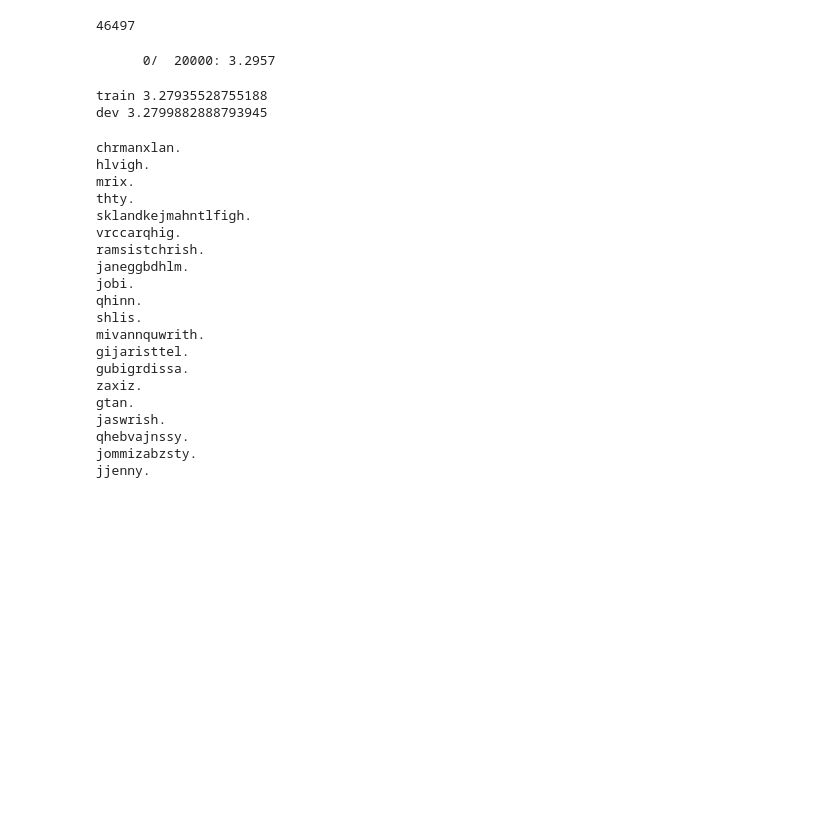
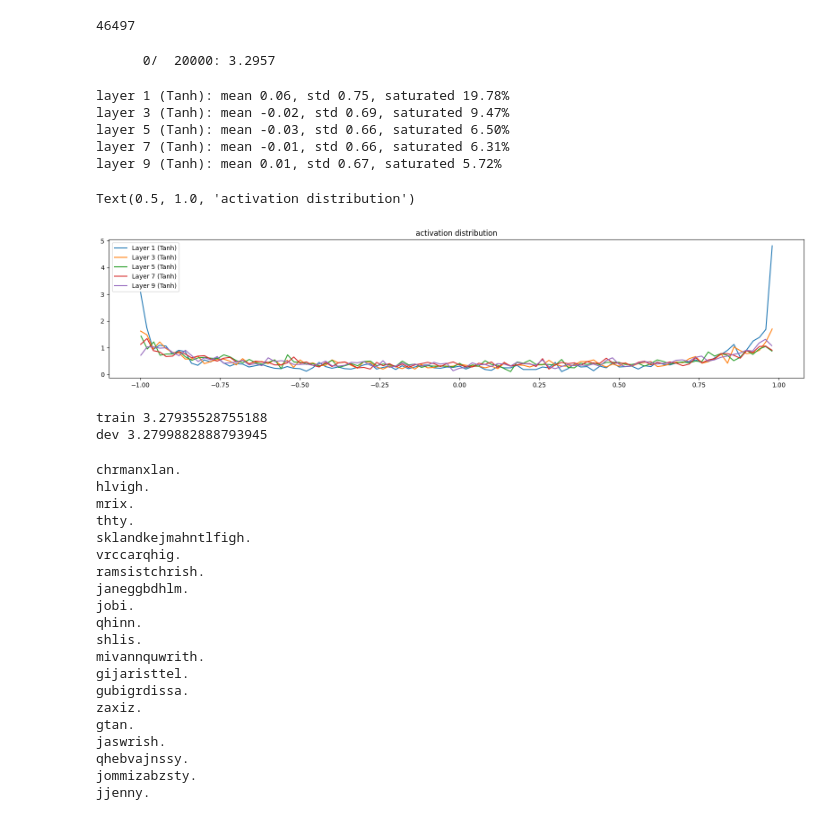
Before and after one commit to ritisha2503/makemore-from-scratch, a Jupyter notebook: makemore_mlp.ipynb, the cells around one changed output. Drawn from its saved outputs; the diff is of its cells as text; code cells hidden in the pictures; blank space fills up the shorter version.

Commit message:
forward pass activation statistics

```diff
--- a/makemore_mlp.ipynb
+++ b/makemore_mlp.ipynb
@@ -162,6 +162,27 @@ for i in range(max_steps):
     break
 # %% [output]
       0/  20000: 3.2957
+# %%
+# visualise histograms
+plt.figure(figsize=(20, 4))
+legends = []
+for i, layer in enumerate(layers[:-1]): # exclude output layer
+    if isinstance(layer, Tanh):
+        t = layer.out
+        print(f'layer {i} ({layer.__class__.__name__}): mean {t.mean().item():.2f}, std {t.std().item():.2f}, saturated {(t.abs() > 0.97).float().mean():.2%}')
+        hy, hx = torch.histogram(t, density = True)
+        plt.plot(hx[:-1].detach(), hy.detach())
+        legends.append(f'Layer {i} ({layer.__class__.__name__})')
+plt.legend(legends)
+plt.title('activation distribution')
+# %% [output]
+layer 1 (Tanh): mean 0.06, std 0.75, saturated 19.78%
+layer 3 (Tanh): mean -0.02, std 0.69, saturated 9.47%
+layer 5 (Tanh): mean -0.03, std 0.66, saturated 6.50%
+layer 7 (Tanh): mean -0.01, std 0.66, saturated 6.31%
+layer 9 (Tanh): mean 0.01, std 0.67, saturated 5.72%
+Text(0.5, 1.0, 'activation distribution')
+[figure, added]
 # %%
 @torch.no_grad() # this decorator disables gradient tracking
 
```
